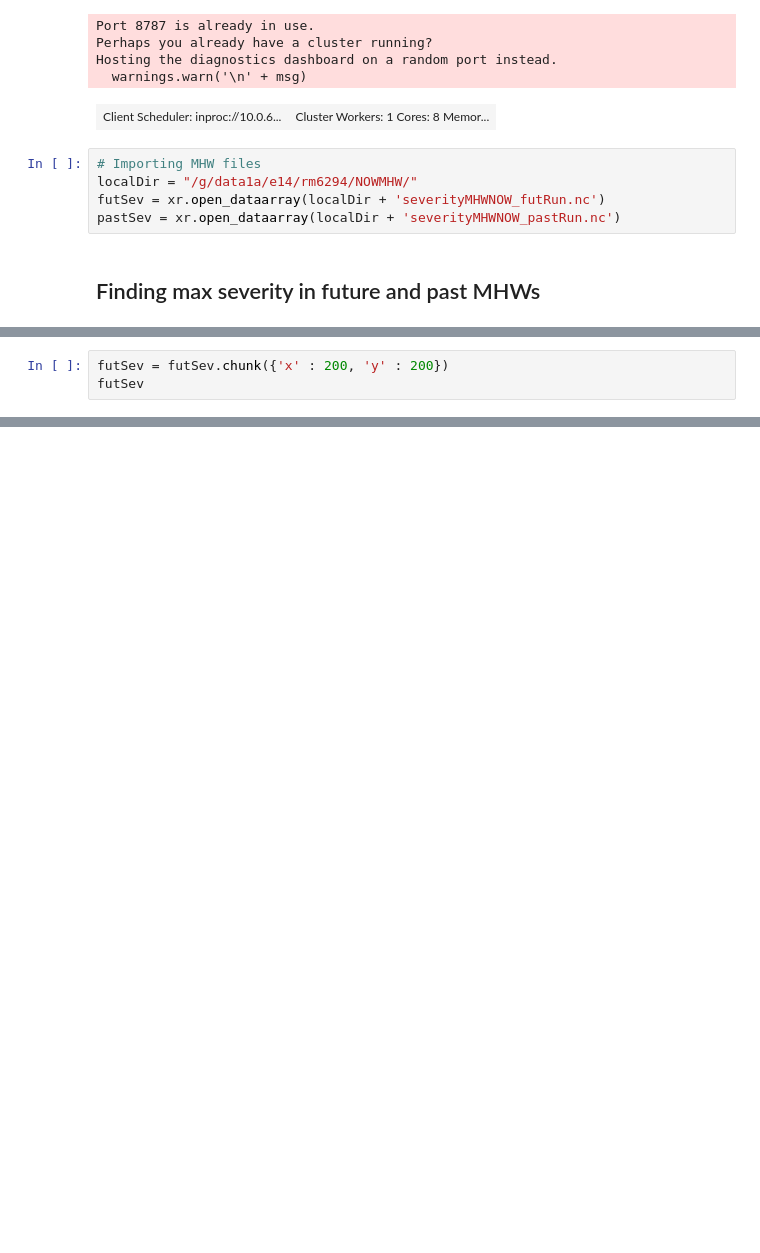
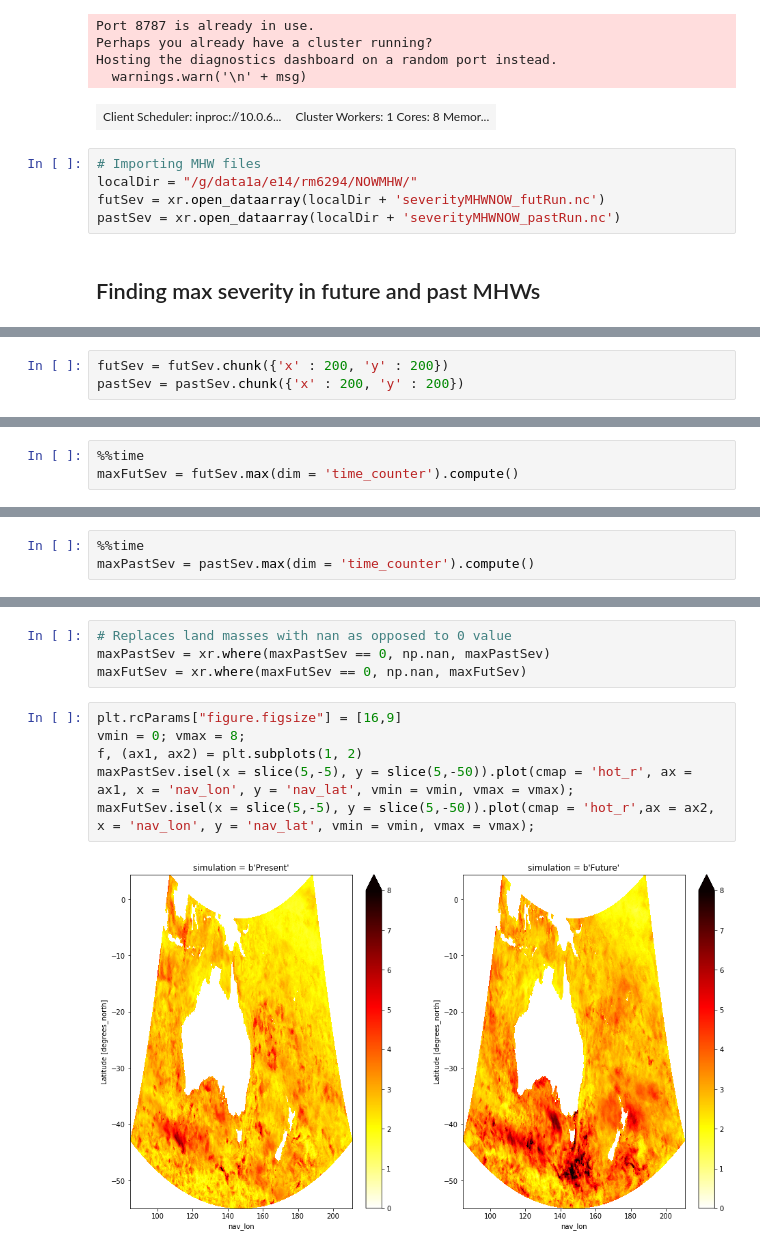
Before and after one commit to ritwik1111/MHW, a Jupyter notebook: Projects/sstPlots/MHW_Statistics.ipynb, the cells around one changed output, grey strips where cells are left out. Saved outputs shown, nothing was run; the diff lists cells and outputs as text; blank space fills up the shorter version.

```diff
--- a/Projects/sstPlots/MHW_Statistics.ipynb
+++ b/Projects/sstPlots/MHW_Statistics.ipynb
@@ -37,3 +38,3 @@ futSev.isel(time_counter = 1).plot();
 # %%
 futSev = futSev.chunk({'x' : 200, 'y' : 200})
-futSev
+pastSev = pastSev.chunk({'x' : 200, 'y' : 200})
@@ -93,0 +41,3 @@ Coordinates:
+# %%
+%%time
+maxFutSev = futSev.max(dim = 'time_counter').compute()
@@ -93,0 +47,3 @@ Coordinates:
+# %%
+%%time
+maxPastSev = pastSev.max(dim = 'time_counter').compute()
@@ -93,0 +53,12 @@ Coordinates:
+# %%
+# Replaces land masses with nan as opposed to 0 value
+maxPastSev = xr.where(maxPastSev == 0, np.nan, maxPastSev)
+maxFutSev = xr.where(maxFutSev == 0, np.nan, maxFutSev)
+# %%
+plt.rcParams["figure.figsize"] = [16,9]
+vmin = 0; vmax = 8;
+f, (ax1, ax2) = plt.subplots(1, 2)
+maxPastSev.isel(x = slice(5,-5), y = slice(5,-50)).plot(cmap = 'hot_r', ax = ax1, x = 'nav_lon', y = 'nav_lat', vmin = vmin, vmax = vmax);
+maxFutSev.isel(x = slice(5,-5), y = slice(5,-50)).plot(cmap = 'hot_r',ax = ax2, x = 'nav_lon', y = 'nav_lat', vmin = vmin, vmax = vmax);
+# %% [output]
+[figure, added]
```
Also changed, not shown: parts of 14 cells of this notebook, 3 other files.
